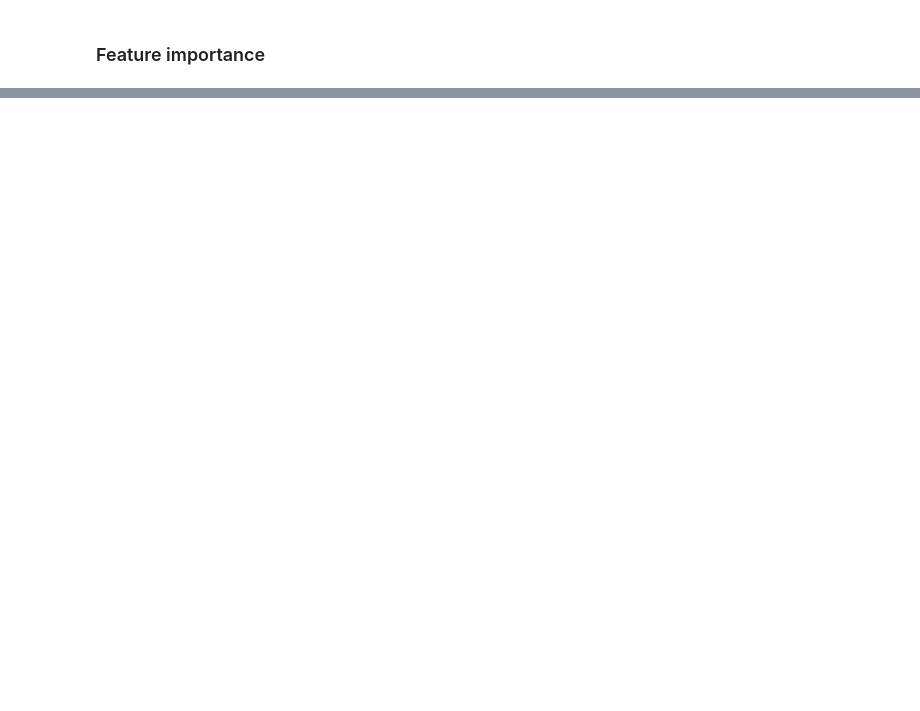
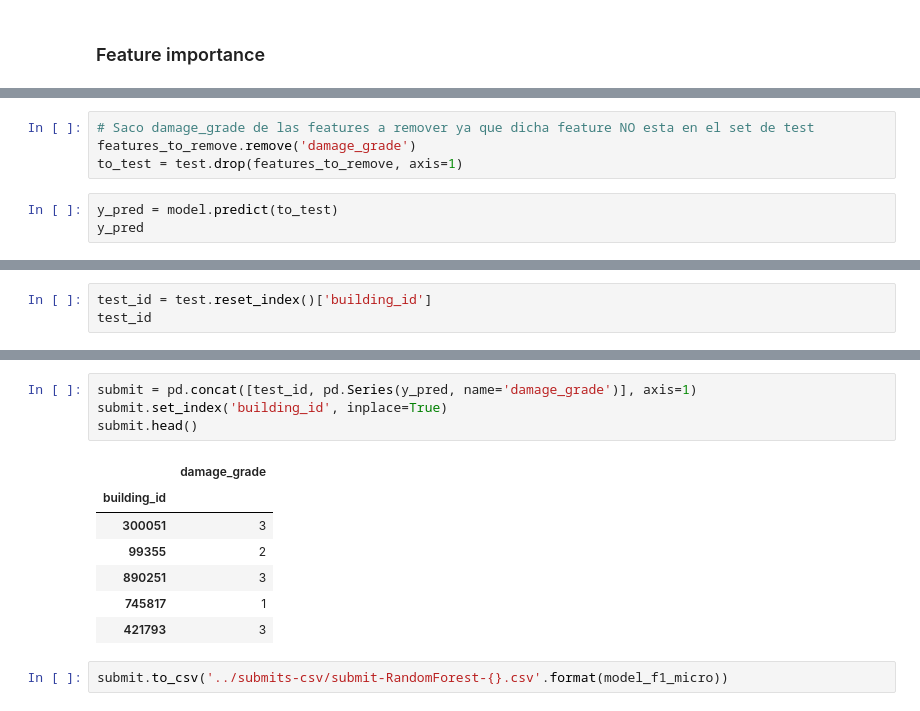
Before and after one commit to FacuMastri/richters-predictor-earthquake, a Jupyter notebook: tp2/RandomForest.ipynb, the cells around one changed output, grey strips where cells are left out. Saved outputs shown, nothing was run; the diff lists cells and outputs as text; blank space fills up the shorter version.

```diff
--- a/tp2/RandomForest.ipynb
+++ b/tp2/RandomForest.ipynb
@@ -143,0 +185,7 @@ def plot_confusion_matrix(y_true, y_pred):
+# %%
+# Saco damage_grade de las features a remover ya que dicha feature NO esta en el set de test
+features_to_remove.remove('damage_grade')
+to_test = test.drop(features_to_remove, axis=1)
+# %%
+y_pred = model.predict(to_test)
+y_pred
@@ -143,0 +196,3 @@ def plot_confusion_matrix(y_true, y_pred):
+# %%
+test_id = test.reset_index()['building_id']
+test_id
@@ -143,0 +212,14 @@ def plot_confusion_matrix(y_true, y_pred):
+# %%
+submit = pd.concat([test_id, pd.Series(y_pred, name='damage_grade')], axis=1)
+submit.set_index('building_id', inplace=True)
+submit.head()
+# %% [output]
+|  | damage_grade |
+| building_id |  |
+| 300051 | 3 |
+| 99355 | 2 |
+| 890251 | 3 |
+| 745817 | 1 |
+| 421793 | 3 |
+# %%
+submit.to_csv('../submits-csv/submit-RandomForest-{}.csv'.format(model_f1_micro))
```
Also changed, not shown: parts of 16 cells of this notebook, 4 other files.
